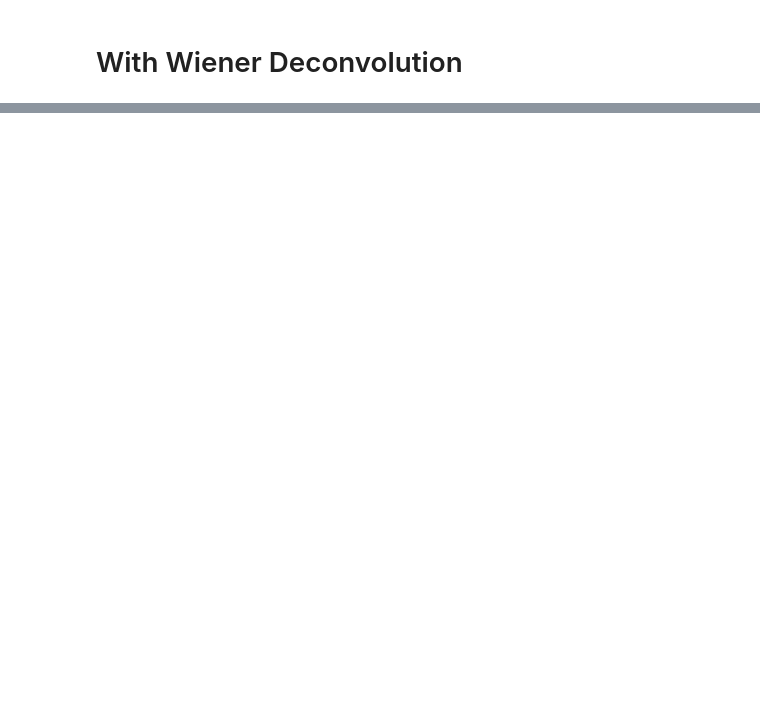
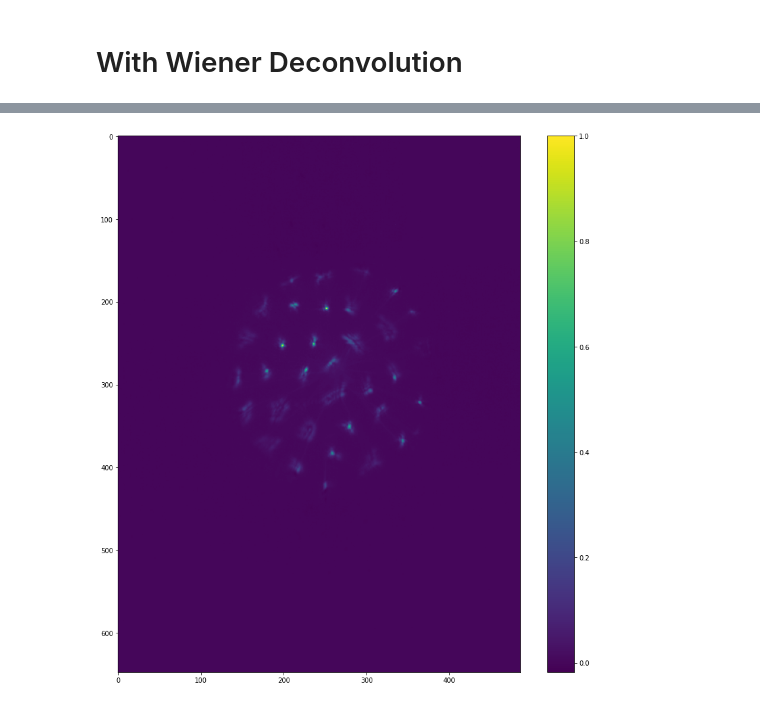
Before and after one commit to richardshuai/u-net-reconstruction, a Jupyter notebook: notebooks/2D_real_data_testing.ipynb, the cells around one changed output, grey strips where cells are left out. Cells and saved outputs as stored; diff of their text form; code cells hidden in the pictures; blank space fills up the shorter version.

```diff
--- a/notebooks/2D_real_data_testing.ipynb
+++ b/notebooks/2D_real_data_testing.ipynb
@@ -221,0 +203,11 @@ plt.imshow(z)
+# %%
+comps_path = '/home/rshuai/research/u-net-reconstruction/data/PSFs/processed/rank24_z0_ds2_normalized/comps.npy'
+weights_path = '/home/rshuai/research/u-net-reconstruction/data/PSFs/processed/rank24_z0_ds2_normalized/weights.npy'
+
+# Load in comps and weights
+h = np.load(comps_path)
+weights = np.load(weights_path)
+
+psf = tf.squeeze(tf.math.reduce_sum(h*weights, axis=0))
+psf = psf / tf.math.reduce_max(psf)
+K = 2000 #this variable can be learned, it has be greater than zero though
@@ -221,0 +284,10 @@ plt.imshow(z)
+# %%
+# Original PSf
+plt.figure(figsize=(15,15))
+plt.imshow(psf)
+plt.colorbar()
+plt.savefig(path.join(image_path, '{}_initial_psf_{}.pdf'.format(model_description, epoch)))
+
+plt.show()
+# %% [output]
+[figure, added]
```
Also changed, not shown: parts of 29 cells of this notebook, 8 other files.
